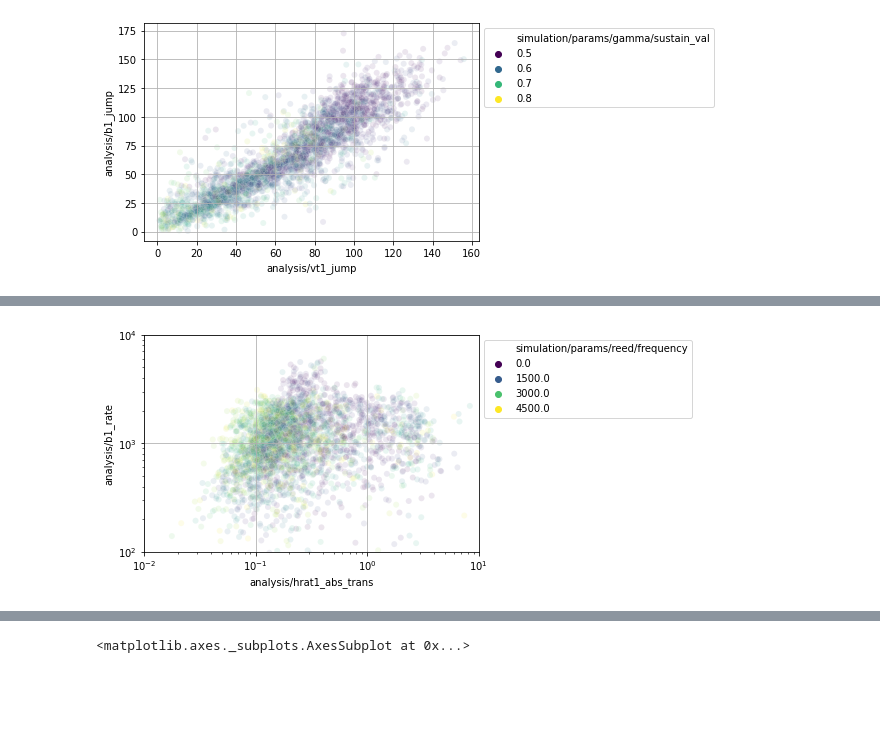
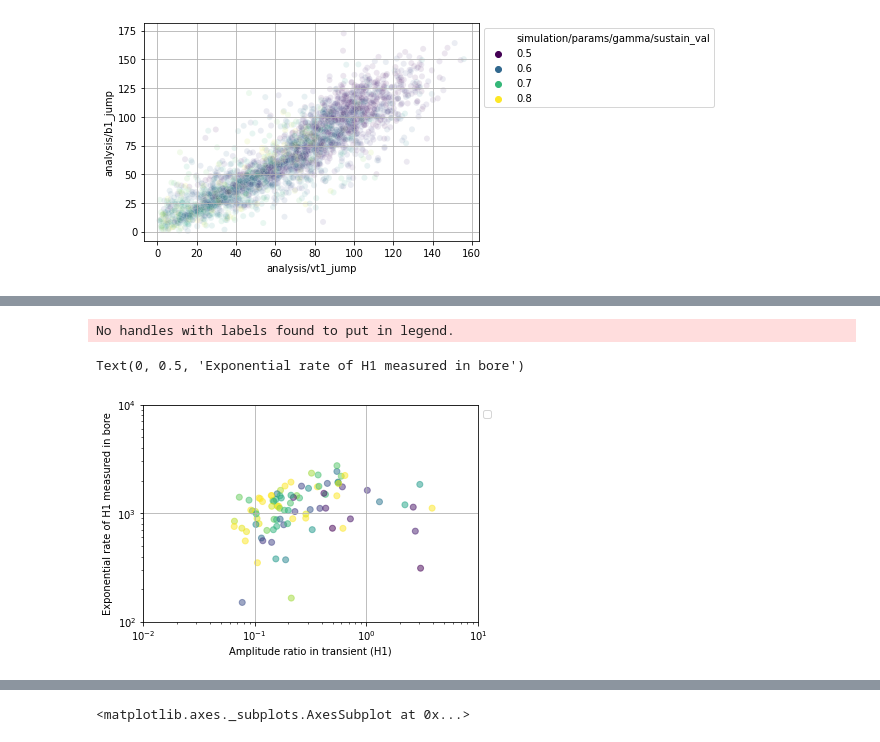
Before and after one commit to goiosunsw/vocalsims, a Jupyter notebook: projects/clarinet_vocal_tract/modal_simulations/Modal simulation stats and graphs from mongo extended pars.ipynb, the cells around one changed output, grey strips where cells are left out. Saved outputs shown, nothing was run; the diff lists cells and outputs as text; code cells hidden in the pictures; blank space fills up the shorter version.

```diff
--- a/projects/clarinet_vocal_tract/modal_simulations/Modal simulation stats and graphs from mongo extended pars.ipynb
+++ b/projects/clarinet_vocal_tract/modal_simulations/Modal simulation stats and graphs from mongo extended pars.ipynb
@@ -392,18 +661,24 @@ grid()
 # %%
 figure()
-df2 = df1[df1['analysis/f0']<900]
-sns.scatterplot(data=df2,x=10**(df1['analysis/hrat1_abs_trans']/20),
-                y='analysis/b1_rate',
-                hue='simulation/params/reed/frequency',
-                alpha=.1,palette='viridis')
+df2 = df1[(df1['analysis/f0']<900) & (df1['simulation/params/gamma/sustain_val']>.5) & (df1['simulation/params/gamma/sustain_val']<.55) &
+         (df1['simulation/params/zeta']>.5) & (df1['simulation/params/zeta']<.55)]
+plt.scatter(x=10**(df2['analysis/hrat1_abs_trans']/20),
+                y=df2['analysis/b1_rate'],
+                c=df2['simulation/params/reed/frequency'],
+                #c=df2['trans dur'],
+                alpha=.5,cmap='viridis',vmax=3000)
 xscale('log')
 xlim(1e-2,1e1)
 ylim(1e2,1e4)
 yscale('log')
 legend(loc='upper left',bbox_to_anchor=(1,1))
 grid()
+xlabel('Amplitude ratio in transient (H1)')
+ylabel('Exponential rate of H1 measured in bore')
 # %% [output]
+No handles with labels found to put in legend.
+Text(0, 0.5, 'Exponential rate of H1 measured in bore')
-[figure, old version]
+[figure, new version]
 # %%
 figure()
 sns.scatterplot(data=df1,x='analysis/hrat1_abs_trans',
```
Also changed, not shown: parts of 46 cells of this notebook, 36 other files.
